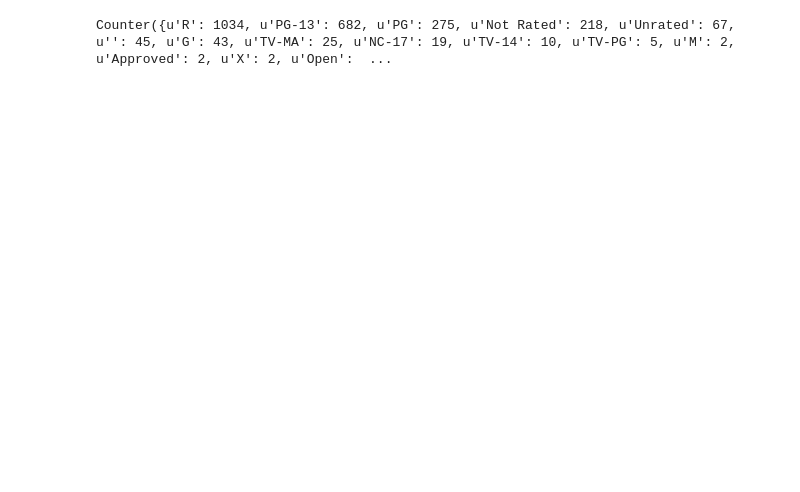
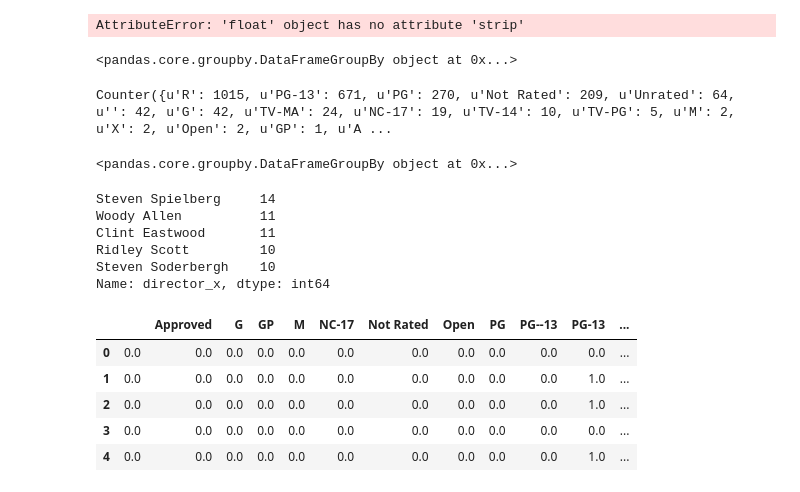
Before and after one commit to ranitaghosh/BDAProject1, a Jupyter notebook: project_1/Ranita_Notebook.ipynb, the cells around one changed output. Saved outputs shown, nothing was run; the diff lists cells and outputs as text; code cells hidden in the pictures; blank space fills up the shorter version.

```diff
--- a/project_1/Ranita_Notebook.ipynb
+++ b/project_1/Ranita_Notebook.ipynb
@@ -37,10 +58,44 @@ full_df
+# %%
+for i in range(len(full_df['user_score'])):
+    if full_df['user_score'][i].strip() == 'NaN' or full_df['user_score'][i].strip() == 'tbd' :
+        full_df['user_score'][i] == 0
+# %% [output]
+AttributeError: 'float' object has no attribute 'strip'
+# %%
+metacritic_df1 = metacritic_df.groupby(['rating'], as_index=False)
+metacritic_df1
+# %% [output]
+<pandas.core.groupby.DataFrameGroupBy object at 0x...>
+# %%
+import collections
+counter=collections.Counter(full_df['rating'])
+print(counter)
+# %% [output]
+Counter({u'R': 1015, u'PG-13': 671, u'PG': 270, u'Not Rated': 209, u'Unrated': 64, u'': 42, u'G': 42, u'TV-MA': 24, u'NC-17': 19, u'TV-14': 10, u'TV-PG': 5, u'M': 2, u'X': 2, u'Open': 2, u'GP': 1, u'A ...
 # %%
-import collections
-counter=collections.Counter(full_df['rating'])
-print(counter)
-
+new_df = full_df.groupby('rating')
+print new_df
 
 # group by rating and average user score
 #full_df['rating'].hist()
 # %% [output]
-Counter({u'R': 1034, u'PG-13': 682, u'PG': 275, u'Not Rated': 218, u'Unrated': 67, u'': 45, u'G': 43, u'TV-MA': 25, u'NC-17': 19, u'TV-14': 10, u'TV-PG': 5, u'M': 2, u'Approved': 2, u'X': 2, u'Open':  ...
+<pandas.core.groupby.DataFrameGroupBy object at 0x...>
+# %%
+full_df['director_x'].value_counts()[:5]
+#pd.get_dummies(top_dir_movies['director']).head()
+# %% [output]
+Steven Spielberg     14
+Woody Allen          11
+Clint Eastwood       11
+Ridley Scott         10
+Steven Soderbergh    10
+Name: director_x, dtype: int64
+# %%
+pd.get_dummies(full_df['rating']).head()
+# %% [output]
+|  |  | Approved | G | GP | M | NC-17 | Not Rated | Open | PG | PG--13 | PG-13 | ... |
+| 0 | 0.0 | 0.0 | 0.0 | 0.0 | 0.0 | 0.0 | 0.0 | 0.0 | 0.0 | 0.0 | 0.0 | ... |
+| 1 | 0.0 | 0.0 | 0.0 | 0.0 | 0.0 | 0.0 | 0.0 | 0.0 | 0.0 | 0.0 | 1.0 | ... |
+| 2 | 0.0 | 0.0 | 0.0 | 0.0 | 0.0 | 0.0 | 0.0 | 0.0 | 0.0 | 0.0 | 1.0 | ... |
+| 3 | 0.0 | 0.0 | 0.0 | 0.0 | 0.0 | 0.0 | 0.0 | 0.0 | 0.0 | 0.0 | 0.0 | ... |
+| 4 | 0.0 | 0.0 | 0.0 | 0.0 | 0.0 | 0.0 | 0.0 | 0.0 | 0.0 | 0.0 | 1.0 | ... |
```
Also changed, not shown: parts of 19 cells of this notebook, 6 other files.
